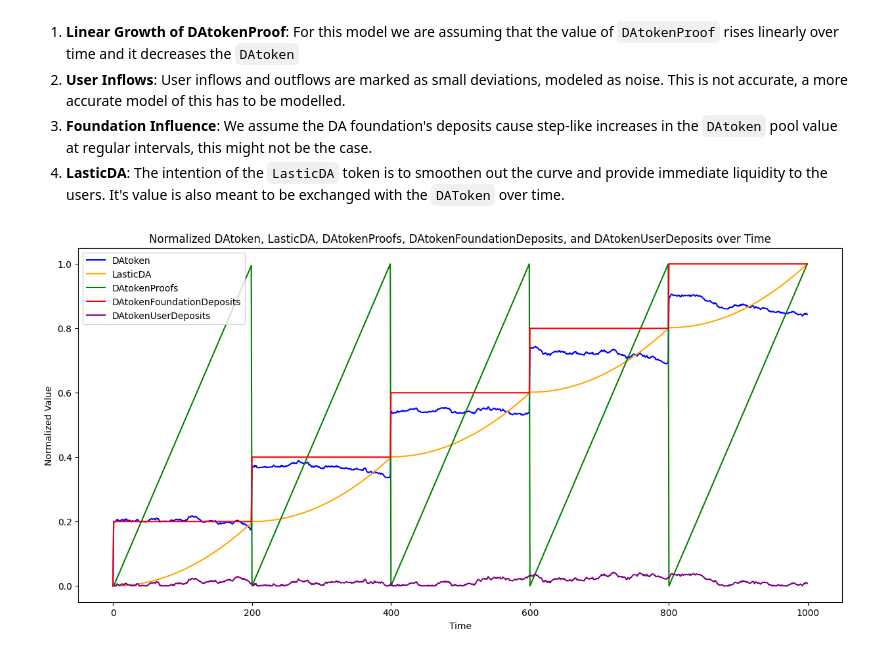
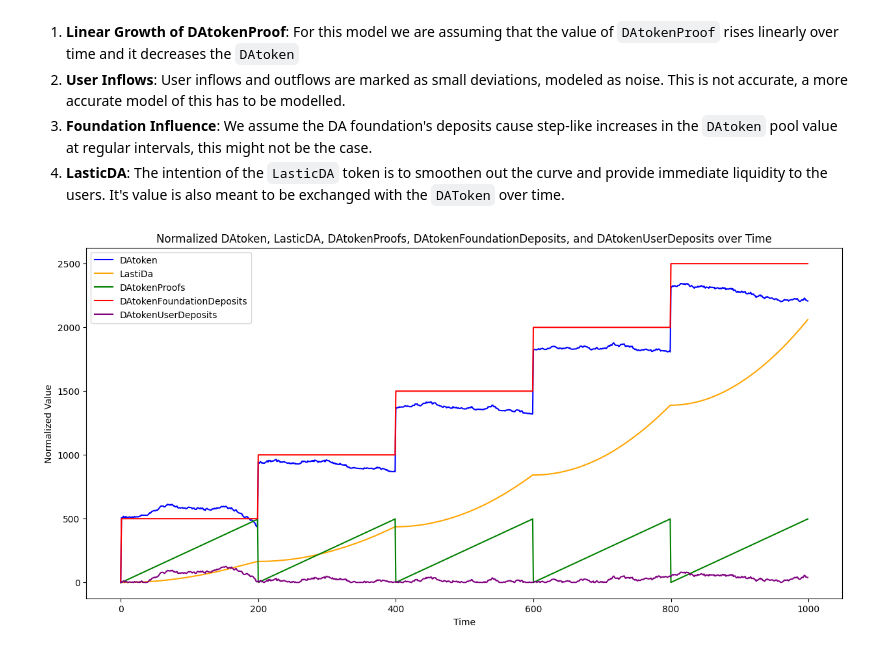
Before and after one commit to LasticXYZ/DAtokenPriceSim, a Jupyter notebook: firstdraft.ipynb, the cells around one changed output. Cells and saved outputs as stored; diff of their text form; code cells hidden in the pictures.

Commit message:
adjusted LasticDA

```diff
--- a/firstdraft.ipynb
+++ b/firstdraft.ipynb
@@ -46,44 +46,38 @@ for t in range(1, total_time):
     user_in_outflow_value = user_inflow_outflow(t)
     DAtokenUserDeposits[t] = max(0, DAtokenUserDeposits[t-1] + user_in_outflow_value)
     if (DAtokenUserDeposits[t] > 0):
         DAtokenInPool[t] = DAtokenInPool[t-1] + user_in_outflow_value - DAtokenProofs[t]
     else:
         DAtokenInPool[t] = DAtokenInPool[t-1] - DAtokenProofs[t]
 
     # Foundation contribution as step increases
     foundation_contribution_value = foundation_contribution(t)
     DAtokenInPool[t] += foundation_contribution_value
     DAtokenFoundationDeposits[t] = DAtokenFoundationDeposits[t-1] + foundation_contribution_value
 
     # Minting of LasticDA proportional to the pool size and DAtokenProofs
     # This is an arbitrary choice to fit the plot - needs more research
     # A 10% minting rate was chosen arbitrarily to fit the plot
-    if DAtokenInPool[t-1] > 0:
-        LasticDA[t] = LasticDA[t-1] + DAtokenInPool[t] * 0.1 * (DAtokenProofs[t-1] / DAtokenInPool[t-1])
+    if DAtokenInPool[t] > 0:
+        LasticDA[t] = LasticDA[t-1] + DAtokenInPool[t] * DAtokenProofs[t] * 0.003
     else:
         LasticDA[t] = LasticDA[t-1]
 
-# Normalize the values
-LasticDA_normalized = (LasticDA - np.min(LasticDA)) / (np.max(LasticDA) - np.min(LasticDA))
-DAtokenProofs_normalized = (DAtokenProofs) / (np.max(DAtokenProofs) - np.min(DAtokenProofs))
-DAtoken_normalized = (DAtokenInPool) / (np.max(DAtokenFoundationDeposits) - np.min(DAtokenFoundationDeposits))
-DAtokenFoundationDeposits_normalized = (DAtokenFoundationDeposits) / (np.max(DAtokenFoundationDeposits) - np.min(DAtokenFoundationDeposits))
-DAtokenUserDeposits_normalized = (DAtokenUserDeposits) / (np.max(DAtokenFoundationDeposits))
 
 # Plot the results
 plt.figure(figsize=(15, 7))
 
-plt.plot(DAtoken_normalized, label='DAtoken', color='blue')
-plt.plot(LasticDA_normalized, label='LasticDA', color='orange')
-plt.plot(DAtokenProofs_normalized, label='DAtokenProofs', color='green')
-plt.plot(DAtokenFoundationDeposits_normalized, label='DAtokenFoundationDeposits', color='red')
-plt.plot(DAtokenUserDeposits_normalized, label='DAtokenUserDeposits', color='purple')
+plt.plot(DAtokenInPool, label='DAtoken', color='blue')
+plt.plot(LasticDA, label='LastiDa', color='orange')
+plt.plot(DAtokenProofs * 500, label='DAtokenProofs', color='green')  # Multiply by 500 to fit the plot
+plt.plot(DAtokenFoundationDeposits, label='DAtokenFoundationDeposits', color='red')
+plt.plot(DAtokenUserDeposits, label='DAtokenUserDeposits', color='purple')
 
 plt.title('Normalized DAtoken, LasticDA, DAtokenProofs, DAtokenFoundationDeposits, and DAtokenUserDeposits over Time')
 plt.xlabel('Time')
 plt.ylabel('Normalized Value')
 plt.legend()
 
 plt.show()
 # %% [output]
-[figure, old version]
+[figure, new version]
```
Also changed, not shown: parts of 2 cells of this notebook, 1 other file.
